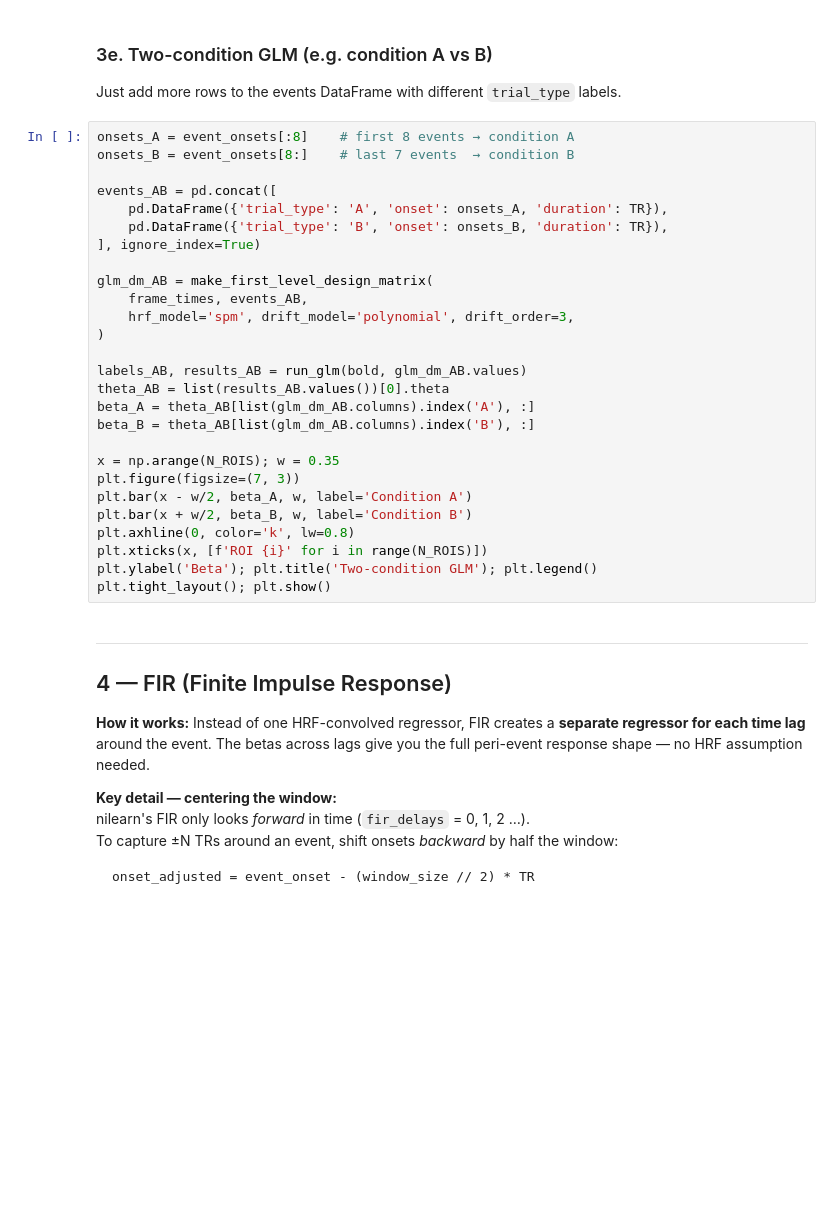
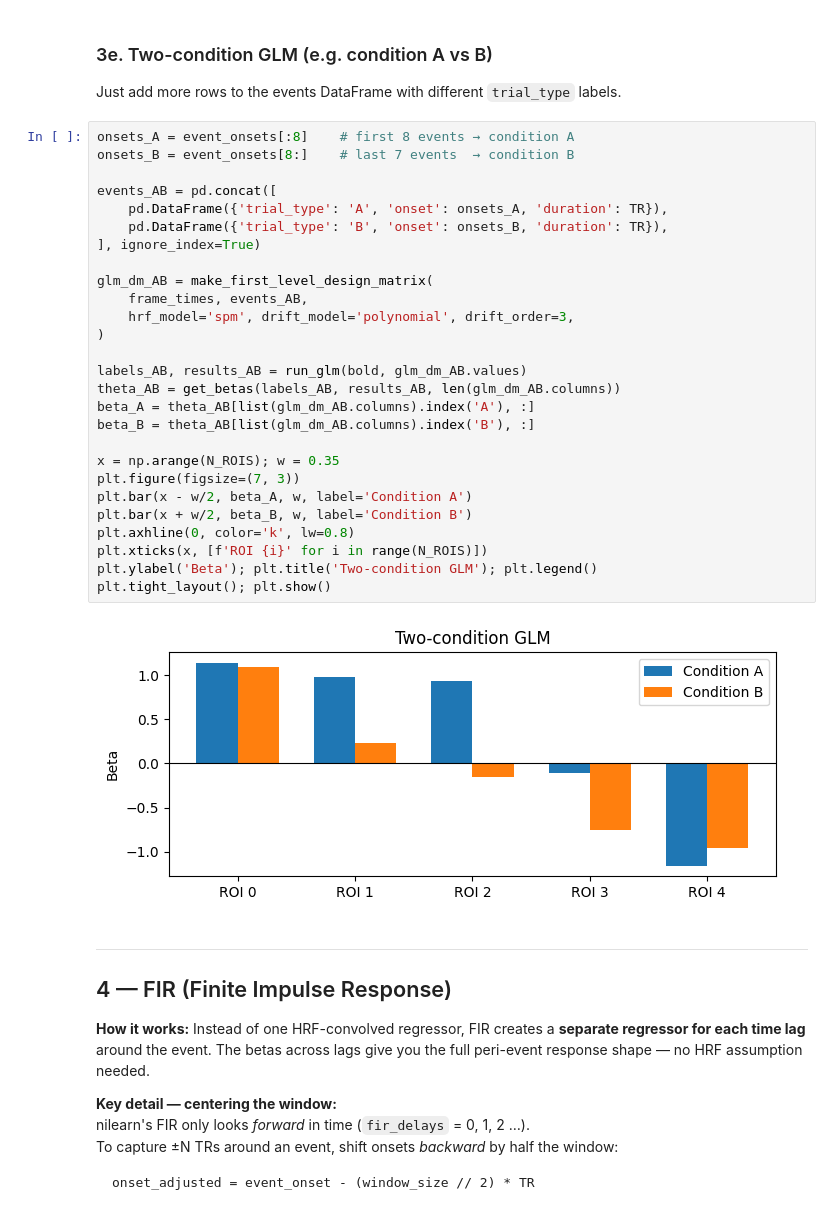
Before and after one commit to drgzkr/fmri-basics, a Jupyter notebook: notebooks/04_glm_and_fir.ipynb, the cells around one changed output. Saved outputs shown, nothing was run; the diff lists cells and outputs as text; blank space fills up the shorter version.

```diff
--- a/notebooks/04_glm_and_fir.ipynb
+++ b/notebooks/04_glm_and_fir.ipynb
@@ -133,30 +154,32 @@ Just add more rows to the events DataFrame with different `trial_type` labels.
 # %%
 onsets_A = event_onsets[:8]    # first 8 events → condition A
 onsets_B = event_onsets[8:]    # last 7 events  → condition B
 
 events_AB = pd.concat([
     pd.DataFrame({'trial_type': 'A', 'onset': onsets_A, 'duration': TR}),
     pd.DataFrame({'trial_type': 'B', 'onset': onsets_B, 'duration': TR}),
 ], ignore_index=True)
 
 glm_dm_AB = make_first_level_design_matrix(
     frame_times, events_AB,
     hrf_model='spm', drift_model='polynomial', drift_order=3,
 )
 
 labels_AB, results_AB = run_glm(bold, glm_dm_AB.values)
-theta_AB = list(results_AB.values())[0].theta
+theta_AB = get_betas(labels_AB, results_AB, len(glm_dm_AB.columns))
 beta_A = theta_AB[list(glm_dm_AB.columns).index('A'), :]
 beta_B = theta_AB[list(glm_dm_AB.columns).index('B'), :]
 
 x = np.arange(N_ROIS); w = 0.35
 plt.figure(figsize=(7, 3))
 plt.bar(x - w/2, beta_A, w, label='Condition A')
 plt.bar(x + w/2, beta_B, w, label='Condition B')
 plt.axhline(0, color='k', lw=0.8)
 plt.xticks(x, [f'ROI {i}' for i in range(N_ROIS)])
 plt.ylabel('Beta'); plt.title('Two-condition GLM'); plt.legend()
 plt.tight_layout(); plt.show()
+# %% [output]
+[figure, added]
 # %% [markdown]
 ---
 ## 4 — FIR (Finite Impulse Response)
```
Also changed, not shown: parts of 7 cells of this notebook.
